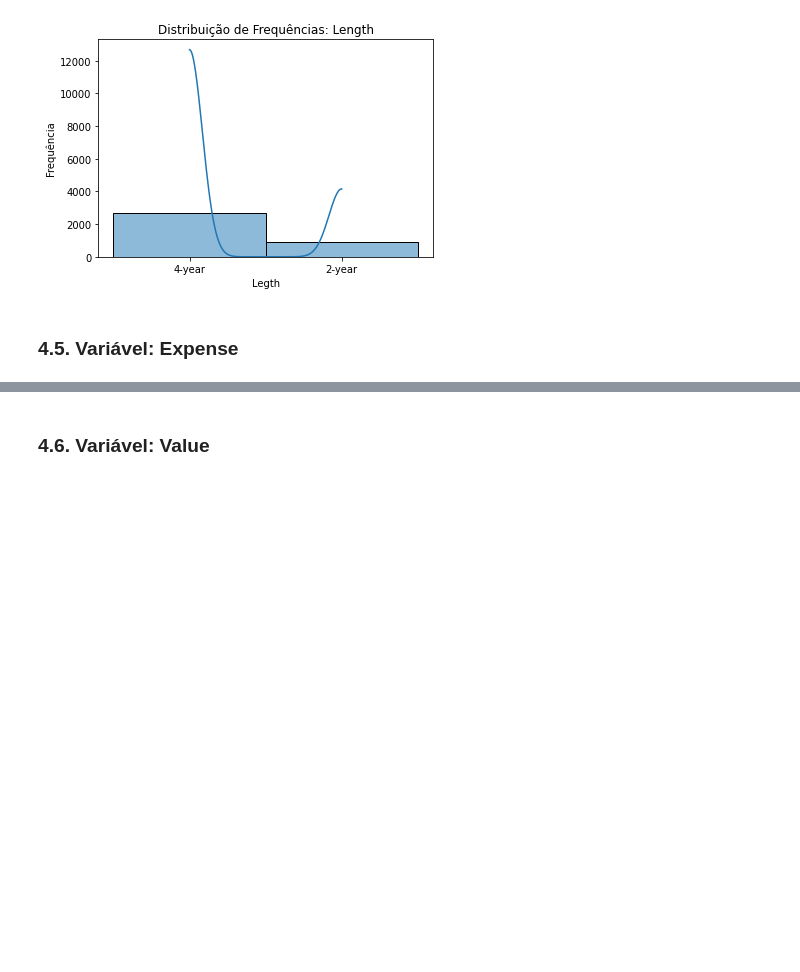
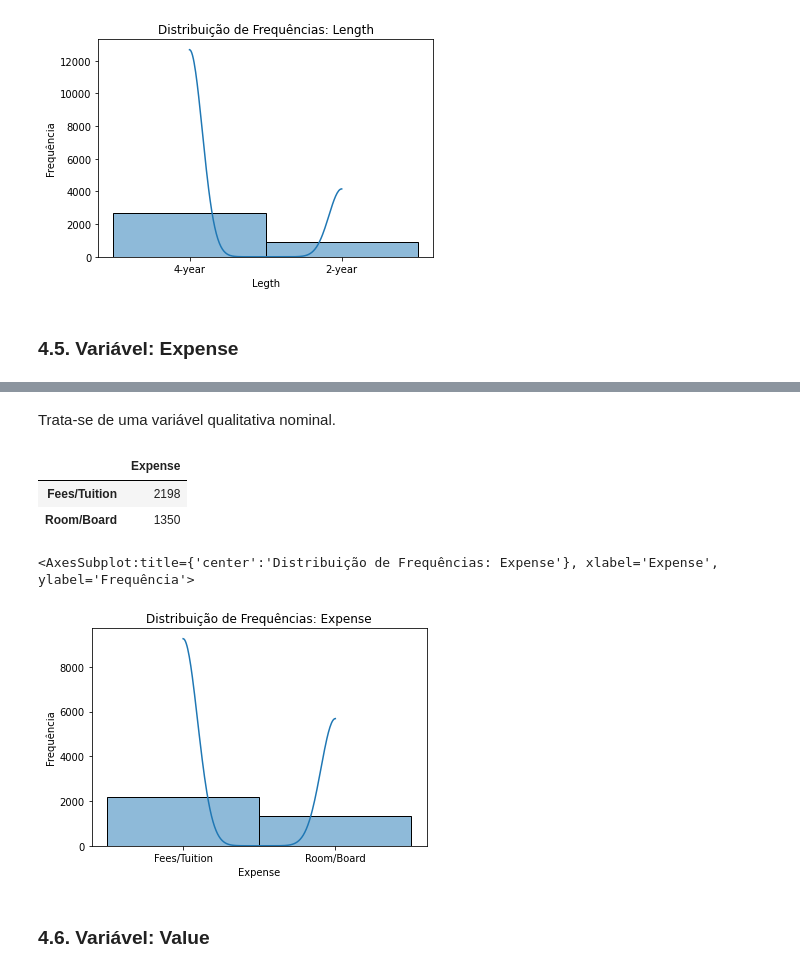
Before and after one commit to gabriellfelipe7/AnaliseExploratoria_AverageCostStudentUSA, a Jupyter notebook: AnaliseExploratoria_AverageCostStudentUSA.ipynb, the cells around one changed output, grey strips where cells are left out. Saved outputs shown, nothing was run; the diff lists cells and outputs as text; code cells hidden in the pictures; blank space fills up the shorter version.

```diff
--- a/AnaliseExploratoria_AverageCostStudentUSA.ipynb
+++ b/AnaliseExploratoria_AverageCostStudentUSA.ipynb
@@ -324,2 +339,22 @@ data_Expense =
+# %% [markdown]
+Trata-se de uma variável qualitativa nominal.
+# %%
+#Possíveis valores
+display(pd.DataFrame(data = data['Expense'].value_counts()))
+# %% [output]
+|  | Expense |
+| Fees/Tuition | 2198 |
+| Room/Board | 1350 |
+# %%
+#Histograma de frequências
+plt.xlabel('Expense')
+
+plt.ylabel('Frequência')
+plt.title('Distribuição de Frequências: Expense')
+
+sns.histplot(data, x = 'Expense', kde = True)
+# %% [output]
+<AxesSubplot:title={'center':'Distribuição de Frequências: Expense'}, xlabel='Expense', ylabel='Frequência'>
+[figure, added]
 # %% [markdown]
 ### **4.6. Variável: Value**
```
Also changed, not shown: parts of 21 cells of this notebook.
